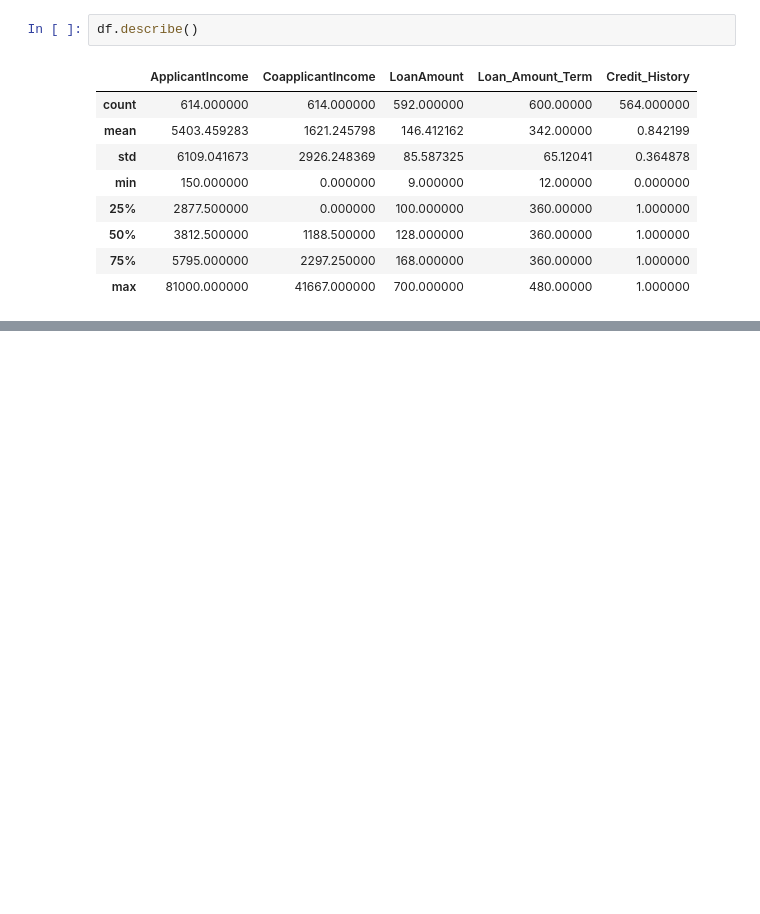
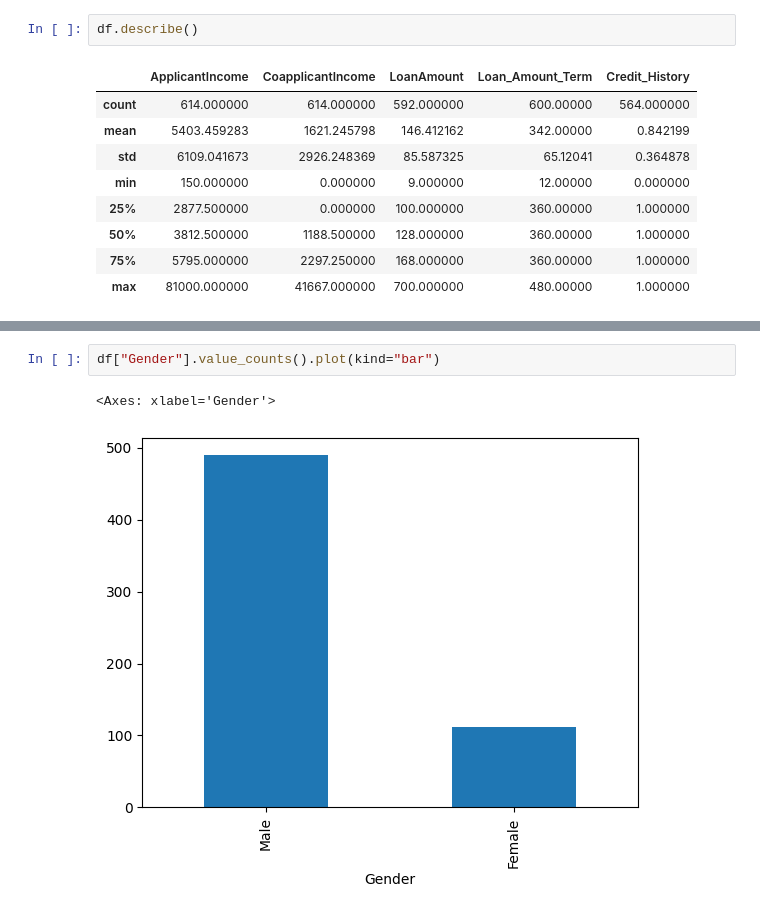
Before and after one commit to siddh-webd-ml/Machine-Learning, a Jupyter notebook: PandaBasics1.ipynb, the cells around one changed output, grey strips where cells are left out. Saved outputs shown, nothing was run; the diff lists cells and outputs as text; blank space fills up the shorter version.

```diff
--- a/PandaBasics1.ipynb
+++ b/PandaBasics1.ipynb
@@ -157,0 +173,5 @@ dtype: int64
+# %%
+df["Gender"].value_counts().plot(kind="bar")
+# %% [output]
+<Axes: xlabel='Gender'>
+[figure, added]
```
Also changed, not shown: parts of 12 cells of this notebook.
